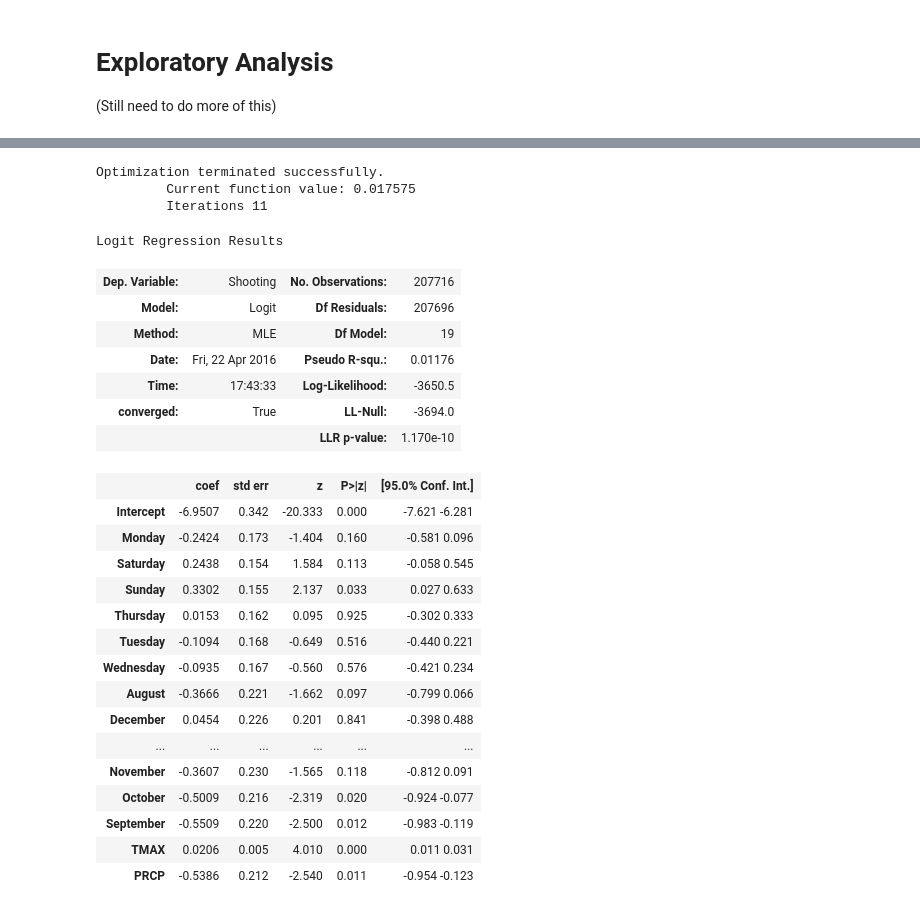
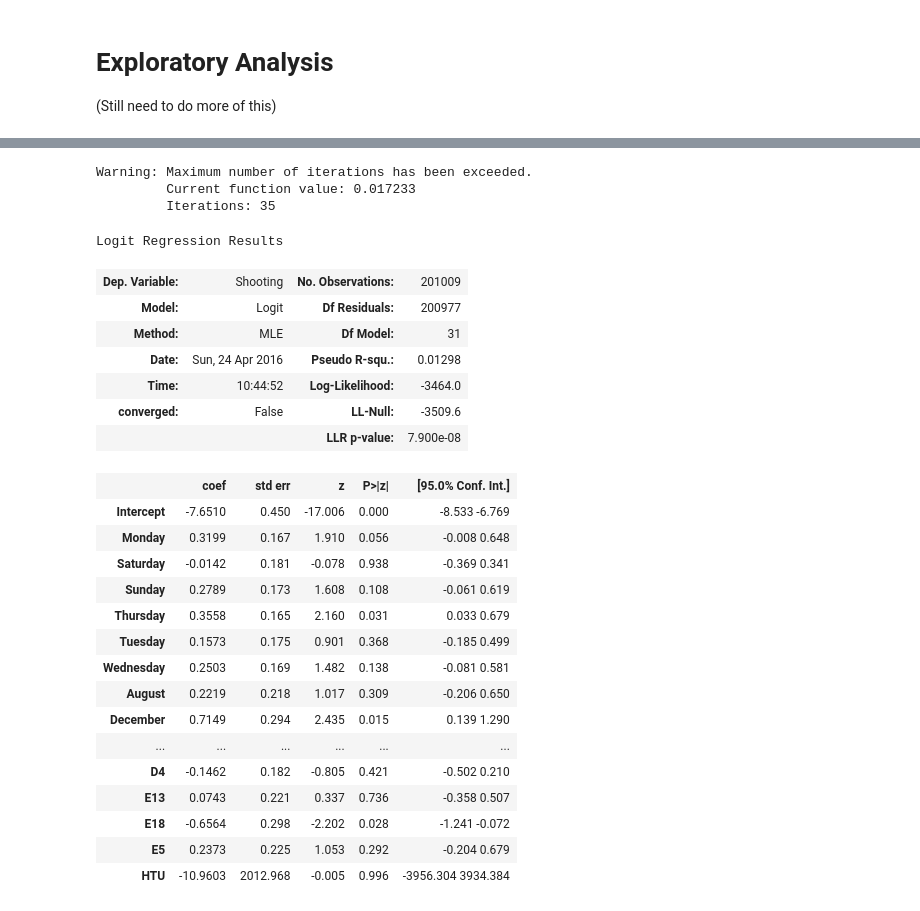
Before and after one commit to aisaacso/SafeBoss, a Jupyter notebook: crimes.ipynb, the cells around one changed output, grey strips where cells are left out. Saved outputs shown, nothing was run; the diff lists cells and outputs as text; code cells hidden in the pictures.

```diff
--- a/crimes.ipynb
+++ b/crimes.ipynb
@@ -62,7 +60,3 @@ crime = crime.join([week_dummies])
-# %%
-# Dummy for month
-month_dummies = pd.get_dummies(crime['MoName']).iloc[:, 1:]
-crime = crime.join([month_dummies])
 # %%
 # Adds weather data to crime data
 weather_url = base_url + 'weather.csv'
@@ -70,7 +64,15 @@ weather = pd.read_csv(weather_url)
 weather = weather[weather.STATION == 'GHCND:USW00014739']
 weather['Date'] = pd.to_datetime(weather.DATE, format = '%Y%m%d')
 weather['Date'] = weather.Date.dt.date
-crime = pd.merge(crime, weather, how = 'outer', on = 'Date')
+# %%
+# Add dummies; merge with weather; create working data set
+week_dummies = pd.get_dummies(crime['DAY_WEEK']).iloc[:, 1:]
+month_dummies = pd.get_dummies(crime['MoName']).iloc[:, 1:]
+dist_dummies = pd.get_dummies(crime['REPTDISTRICT']).iloc[:,1:]
+shift_dummies = pd.get_dummies(crime['SHIFT']).iloc[:,1:]
+crtype_dummies = pd.get_dummies(crime['MAIN_CRIMECODE']).iloc[:,1:]
+with_weather = pd.merge(crime, weather, how = 'outer', on = 'Date')
+dummy_df = with_weather.join([week_dummies, month_dummies, dist_dummies, shift_dummies, crtype_dummies])
 # %% [markdown]
 # Exploratory Analysis
 (Still need to do more of this)
@@ -128,6 +120,6 @@ days.plot(kind = 'bar')
 # %%
 #Split into training and test data
-train, test = train_test_split(crime, test_size = 0.2)
+train, test = train_test_split(dummy_df, test_size = 0.2)
 # %%
 # Add year to model? NO
 
@@ -144,39 +132,36 @@ Optimization terminated successfully.
 # %%
-# Include day in model? YES
-
+# Regression
 model_logistic = logit(data=train, formula='Shooting ~ Monday + Saturday + Sunday + Thursday + Tuesday + Wednesday \
 + August + December + February + January + July + June + March + May + November + October + September\
-+ TMAX + PRCP'
-                      )
++ TMAX + PRCP + A15 + A7 + B2 + B3 + C11 + C6 + D14 + D4 + E13 + E18 + E5 + HTU'
+                     )
 result_logistic = model_logistic.fit()
-
-# This will demonstrate that p value on Sunday is high enough to justify inclusion
 result_logistic.summary()
 # %% [output]
-Optimization terminated successfully.
-         Current function value: 0.017575
-         Iterations 11
+Warning: Maximum number of iterations has been exceeded.
+         Current function value: 0.017233
+         Iterations: 35
 Logit Regression Results
-| Dep. Variable: | Shooting | No. Observations: | 207716 |
-| Model: | Logit | Df Residuals: | 207696 |
-| Method: | MLE | Df Model: | 19 |
-| Date: | Fri, 22 Apr 2016 | Pseudo R-squ.: | 0.01176 |
-| Time: | 17:43:33 | Log-Likelihood: | -3650.5 |
-| converged: | True | LL-Null: | -3694.0 |
-|  |  | LLR p-value: | 1.170e-10 |
+| Dep. Variable: | Shooting | No. Observations: | 201009 |
+| Model: | Logit | Df Residuals: | 200977 |
+| Method: | MLE | Df Model: | 31 |
+| Date: | Sun, 24 Apr 2016 | Pseudo R-squ.: | 0.01298 |
+| Time: | 10:44:52 | Log-Likelihood: | -3464.0 |
+| converged: | False | LL-Null: | -3509.6 |
+|  |  | LLR p-value: | 7.900e-08 |
 |  | coef | std err | z | P>|z| | [95.0% Conf. Int.] |
-| Intercept | -6.9507 | 0.342 | -20.333 | 0.000 | -7.621 -6.281 |
-| Monday | -0.2424 | 0.173 | -1.404 | 0.160 | -0.581 0.096 |
-| Saturday | 0.2438 | 0.154 | 1.584 | 0.113 | -0.058 0.545 |
-| Sunday | 0.3302 | 0.155 | 2.137 | 0.033 | 0.027 0.633 |
-| Thursday | 0.0153 | 0.162 | 0.095 | 0.925 | -0.302 0.333 |
-| Tuesday | -0.1094 | 0.168 | -0.649 | 0.516 | -0.440 0.221 |
-| Wednesday | -0.0935 | 0.167 | -0.560 | 0.576 | -0.421 0.234 |
-| August | -0.3666 | 0.221 | -1.662 | 0.097 | -0.799 0.066 |
-| December | 0.0454 | 0.226 | 0.201 | 0.841 | -0.398 0.488 |
+| Intercept | -7.6510 | 0.450 | -17.006 | 0.000 | -8.533 -6.769 |
+| Monday | 0.3199 | 0.167 | 1.910 | 0.056 | -0.008 0.648 |
+| Saturday | -0.0142 | 0.181 | -0.078 | 0.938 | -0.369 0.341 |
+| Sunday | 0.2789 | 0.173 | 1.608 | 0.108 | -0.061 0.619 |
+| Thursday | 0.3558 | 0.165 | 2.160 | 0.031 | 0.033 0.679 |
+| Tuesday | 0.1573 | 0.175 | 0.901 | 0.368 | -0.185 0.499 |
+| Wednesday | 0.2503 | 0.169 | 1.482 | 0.138 | -0.081 0.581 |
+| August | 0.2219 | 0.218 | 1.017 | 0.309 | -0.206 0.650 |
+| December | 0.7149 | 0.294 | 2.435 | 0.015 | 0.139 1.290 |
 | ... | ... | ... | ... | ... | ... |
-| November | -0.3607 | 0.230 | -1.565 | 0.118 | -0.812 0.091 |
-| October | -0.5009 | 0.216 | -2.319 | 0.020 | -0.924 -0.077 |
-| September | -0.5509 | 0.220 | -2.500 | 0.012 | -0.983 -0.119 |
-| TMAX | 0.0206 | 0.005 | 4.010 | 0.000 | 0.011 0.031 |
-| PRCP | -0.5386 | 0.212 | -2.540 | 0.011 | -0.954 -0.123 |
+| D4 | -0.1462 | 0.182 | -0.805 | 0.421 | -0.502 0.210 |
+| E13 | 0.0743 | 0.221 | 0.337 | 0.736 | -0.358 0.507 |
+| E18 | -0.6564 | 0.298 | -2.202 | 0.028 | -1.241 -0.072 |
+| E5 | 0.2373 | 0.225 | 1.053 | 0.292 | -0.204 0.679 |
+| HTU | -10.9603 | 2012.968 | -0.005 | 0.996 | -3956.304 3934.384 |
```
Also changed, not shown: parts of 13 cells of this notebook.
